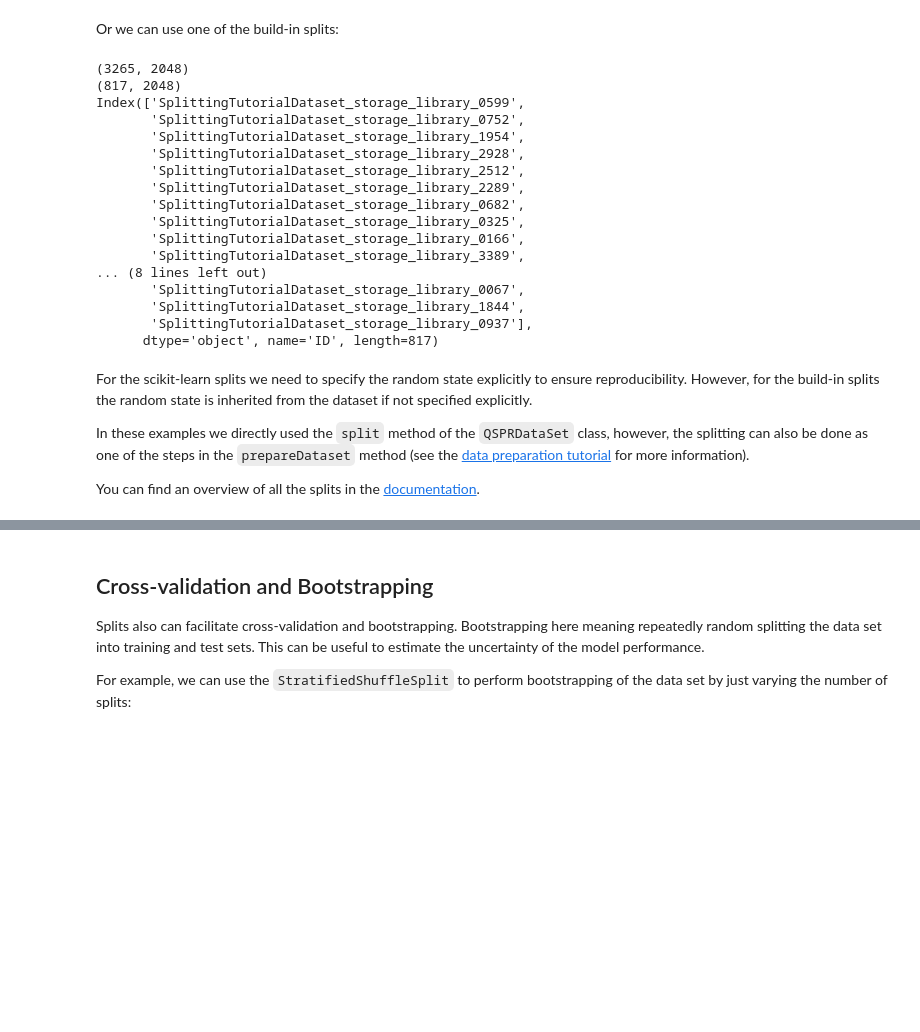
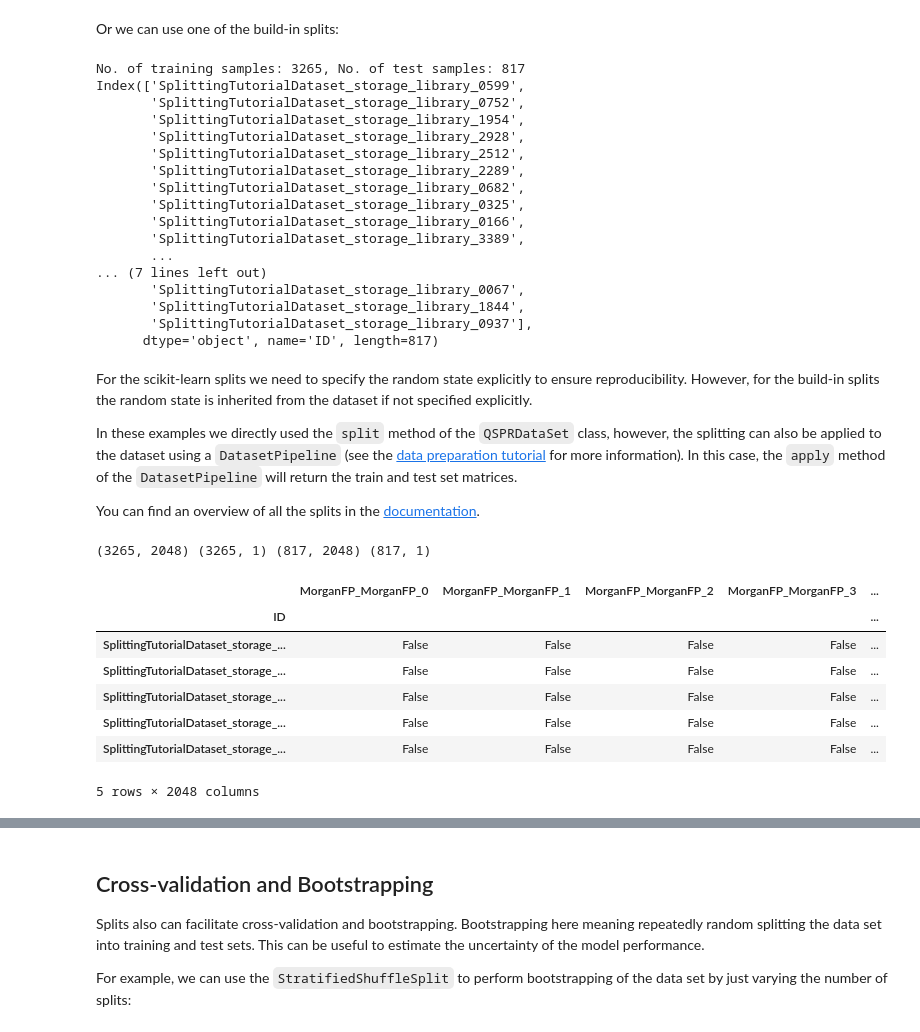
Before and after one commit to CDDLeiden/QSPRpred, a Jupyter notebook: tutorials/basics/data/data_splitting.ipynb, the cells around one changed output, grey strips where cells are left out. Drawn from its saved outputs; the diff is of its cells as text; code cells hidden in the pictures; blank space fills up the shorter version.

```diff
--- a/tutorials/basics/data/data_splitting.ipynb
+++ b/tutorials/basics/data/data_splitting.ipynb
@@ -95,11 +89,11 @@ Or we can use one of the build-in splits:
 from qsprpred.data import RandomSplit
 
 split = RandomSplit(test_fraction=0.2)
-dataset.split(split)
-print_split(dataset)
+train_ids, test_ids = next(dataset.split(split))
+print(f"No. of training samples: {len(train_ids)}, No. of test samples: {len(test_ids)}")
+print(test_ids)
 # %% [output]
-(3265, 2048)
-(817, 2048)
+No. of training samples: 3265, No. of test samples: 817
 Index(['SplittingTutorialDataset_storage_library_0599',
        'SplittingTutorialDataset_storage_library_0752',
        'SplittingTutorialDataset_storage_library_1954',
@@ -110,7 +104,8 @@ Index(['SplittingTutorialDataset_storage_library_0599',
        'SplittingTutorialDataset_storage_library_0325',
        'SplittingTutorialDataset_storage_library_0166',
        'SplittingTutorialDataset_storage_library_3389',
-... (8 lines left out)
+       ...
+... (7 lines left out)
        'SplittingTutorialDataset_storage_library_0067',
        'SplittingTutorialDataset_storage_library_1844',
        'SplittingTutorialDataset_storage_library_0937'],
@@ -118,6 +113,27 @@ Index(['SplittingTutorialDataset_storage_library_0599',
 # %% [markdown]
 For the scikit-learn splits we need to specify the random state explicitly to ensure reproducibility. However, for the build-in splits the random state is inherited from the dataset if not specified explicitly.
 
-In these examples we directly used the `split` method of the `QSPRDataSet` class, however, the splitting can also be done as one of the steps in the `prepareDataset` method (see the [data preparation tutorial](data_preparation.ipynb) for more information).
+In these examples we directly used the `split` method of the `QSPRDataSet` class, however, the splitting can also be applied to the dataset using a `DatasetPipeline` (see the [data preparation tutorial](data_preparation.ipynb) for more information). In this case, the `apply` method of the `DatasetPipeline` will return the train and test set matrices.
 
 You can find an overview of all the splits in the [documentation](https://cddleiden.github.io/QSPRpred/docs/api/qsprpred.data.utils.html#module-qsprpred.data.utils.datasplitters).
+# %%
+from qsprpred.data import DatasetPipeline
+
+split = RandomSplit(test_fraction=0.2)
+
+pipeline = DatasetPipeline()
+
+X_train, y_train, X_test, y_test = next(pipeline.apply(dataset, split))
+
+print(X_train.shape, y_train.shape, X_test.shape, y_test.shape)
+display((X_test.head()))
+# %% [output]
+(3265, 2048) (3265, 1) (817, 2048) (817, 1)
+|  | MorganFP_MorganFP_0 | MorganFP_MorganFP_1 | MorganFP_MorganFP_2 | MorganFP_MorganFP_3 | ... |
+| ID |  |  |  |  | ... |
+| SplittingTutorialDataset_storage_... | False | False | False | False | ... |
+| SplittingTutorialDataset_storage_... | False | False | False | False | ... |
+| SplittingTutorialDataset_storage_... | False | False | False | False | ... |
+| SplittingTutorialDataset_storage_... | False | False | False | False | ... |
+| SplittingTutorialDataset_storage_... | False | False | False | False | ... |
+5 rows × 2048 columns
```
Also changed, not shown: parts of 35 cells of this notebook.
